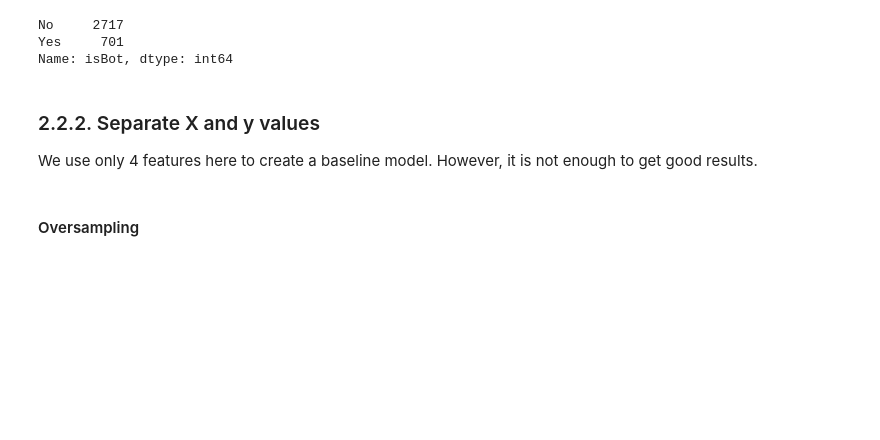
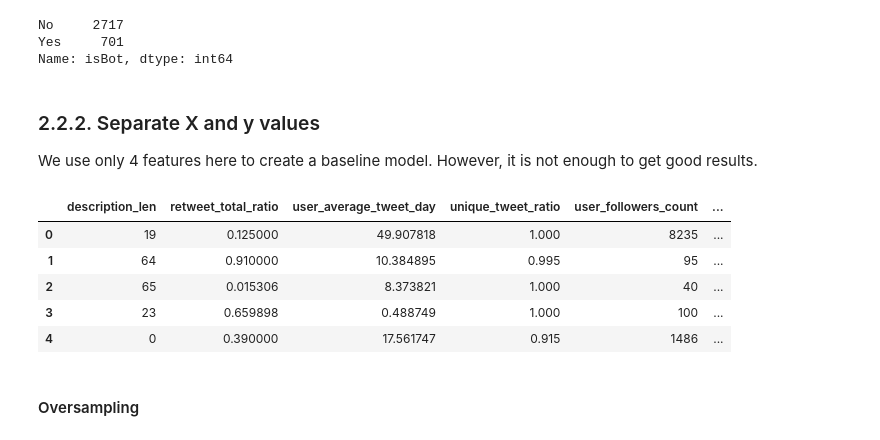
Before and after one commit to gorkemyar/Bot-or-Political-Project, a Jupyter notebook: proje.ipynb, the cells around one changed output. Cells and saved outputs as stored; diff of their text form; code cells hidden in the pictures; blank space fills up the shorter version.

```diff
--- a/proje.ipynb
+++ b/proje.ipynb
@@ -968,6 +1142,15 @@ We use only 4 features here to create a baseline model. However, it is not enoug
 # %%
 X = dfBotAll_train[['description_len', 'retweet_total_ratio',  'user_average_tweet_day', 'unique_tweet_ratio',  'user_followers_count', 'user_friends_count', 'followers_to_all_ratio',   'hashtag_ratio',  'tweet_len_ratio']]
 y = dfBotAll_train.isBot.apply(lambda x: 1 if x=='Yes' else 0)
+# %%
+X.head(5)
+# %% [output]
+|  | description_len | retweet_total_ratio | user_average_tweet_day | unique_tweet_ratio | user_followers_count | ... |
+| 0 | 19 | 0.125000 | 49.907818 | 1.000 | 8235 | ... |
+| 1 | 64 | 0.910000 | 10.384895 | 0.995 | 95 | ... |
+| 2 | 65 | 0.015306 | 8.373821 | 1.000 | 40 | ... |
+| 3 | 23 | 0.659898 | 0.488749 | 1.000 | 100 | ... |
+| 4 | 0 | 0.390000 | 17.561747 | 0.915 | 1486 | ... |
 # %% [markdown]
 #### Oversampling
 # %%
```
Also changed, not shown: parts of 26 cells of this notebook.
